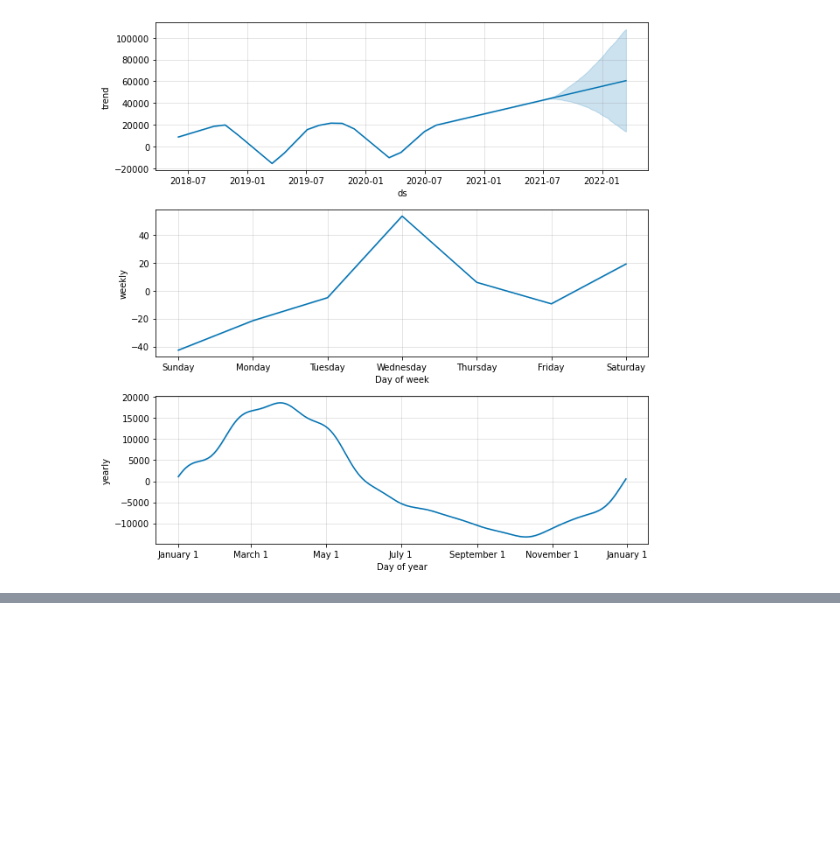
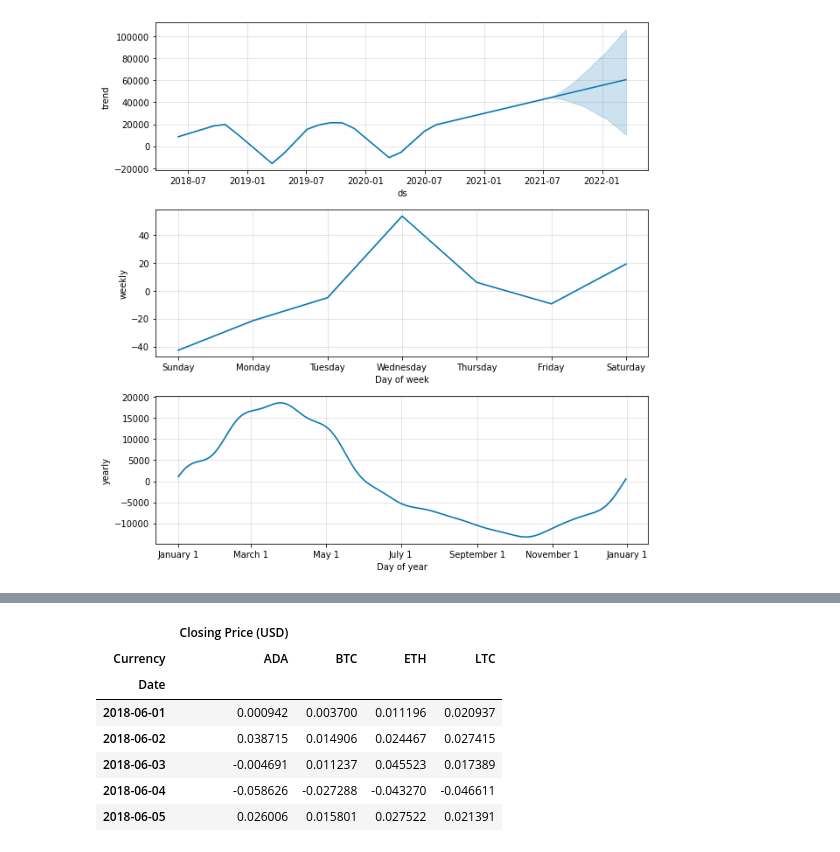
Before and after one commit to talibkateeb/Crypto-Forecast-Trader, a Jupyter notebook: crypto_forecast_trader.ipynb, the cells around one changed output, grey strips where cells are left out. Saved outputs shown, nothing was run; the diff lists cells and outputs as text; code cells hidden in the pictures; blank space fills up the shorter version.

```diff
--- a/crypto_forecast_trader.ipynb
+++ b/crypto_forecast_trader.ipynb
@@ -438,0 +478,12 @@ model_btc.plot_components(forecast_bitcoin)
+# %%
+return_crypto_currencies = crypto_currencies_closing_prices_df.pct_change().dropna()
+return_crypto_currencies.head()
+# %% [output]
+|  | Closing Price (USD) |  |  |  |
+| Currency | ADA | BTC | ETH | LTC |
+| Date |  |  |  |  |
+| 2018-06-01 | 0.000942 | 0.003700 | 0.011196 | 0.020937 |
+| 2018-06-02 | 0.038715 | 0.014906 | 0.024467 | 0.027415 |
+| 2018-06-03 | -0.004691 | 0.011237 | 0.045523 | 0.017389 |
+| 2018-06-04 | -0.058626 | -0.027288 | -0.043270 | -0.046611 |
+| 2018-06-05 | 0.026006 | 0.015801 | 0.027522 | 0.021391 |
```
Also changed, not shown: parts of 21 cells of this notebook.
